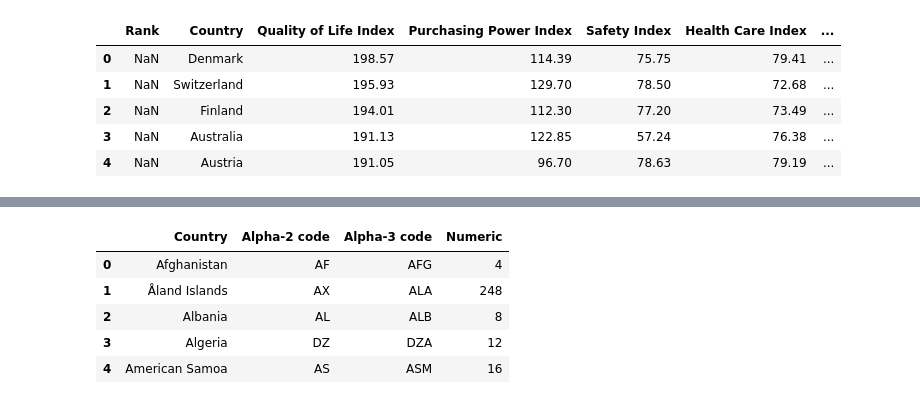
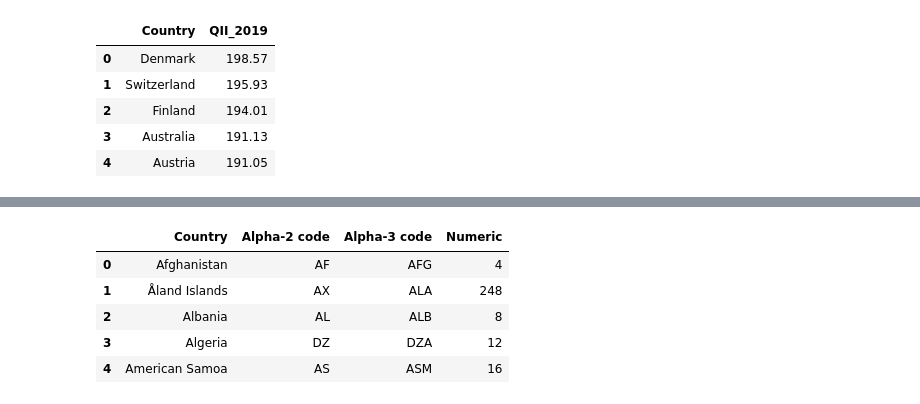
Before and after one commit to mcaraco/UCB_project3, a Jupyter notebook: ISO_Numbeo/WebScrape.ipynb, the cells around one changed output, grey strips where cells are left out. Cells and saved outputs as stored; diff of their text form; code cells hidden in the pictures.

```diff
--- a/ISO_Numbeo/WebScrape.ipynb
+++ b/ISO_Numbeo/WebScrape.ipynb
@@ -49,13 +36,15 @@ https://www.numbeo.com/quality-of-life/rankings_by_country.jsp
 #     numDf[index] = pd.read_html("'"+str(element)+"'")
 # %%
 # Read in Numbeo HTML as Pandas table
+#2019
 table = pd.read_html('https://www.numbeo.com/quality-of-life/rankings_by_country.jsp')
-numDf2019 = table[2]
+numDf2019 = table[2][["Country","Quality of Life Index"]].rename(columns={
+    'Quality of Life Index':'QII_2019'})
 numDf2019.head()
 # %% [output]
-|  | Rank | Country | Quality of Life Index | Purchasing Power Index | Safety Index | Health Care Index | ... |
-| 0 | NaN | Denmark | 198.57 | 114.39 | 75.75 | 79.41 | ... |
-| 1 | NaN | Switzerland | 195.93 | 129.70 | 78.50 | 72.68 | ... |
-| 2 | NaN | Finland | 194.01 | 112.30 | 77.20 | 73.49 | ... |
-| 3 | NaN | Australia | 191.13 | 122.85 | 57.24 | 76.38 | ... |
-| 4 | NaN | Austria | 191.05 | 96.70 | 78.63 | 79.19 | ... |
+|  | Country | QII_2019 |
+| 0 | Denmark | 198.57 |
+| 1 | Switzerland | 195.93 |
+| 2 | Finland | 194.01 |
+| 3 | Australia | 191.13 |
+| 4 | Austria | 191.05 |
```
Also changed, not shown: parts of 19 cells of this notebook, 3 other files.
